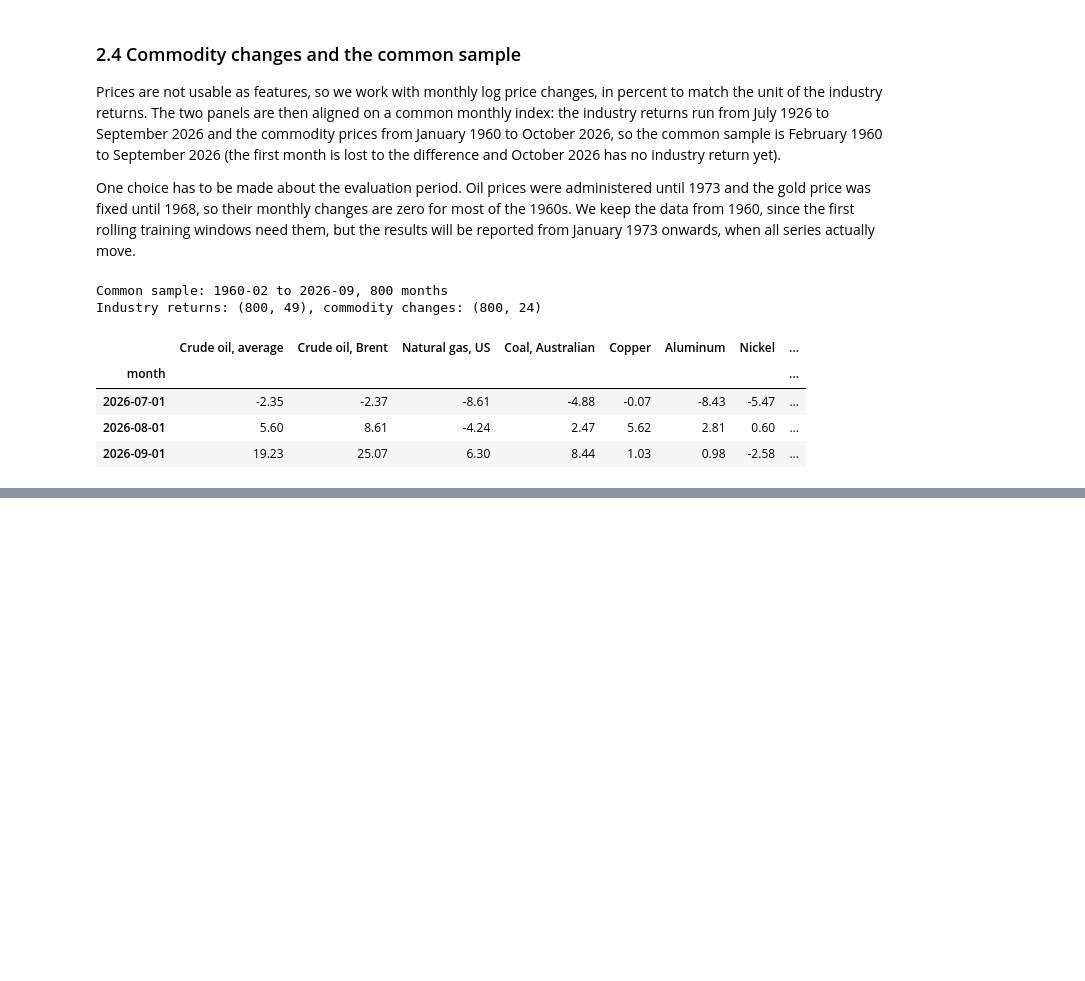
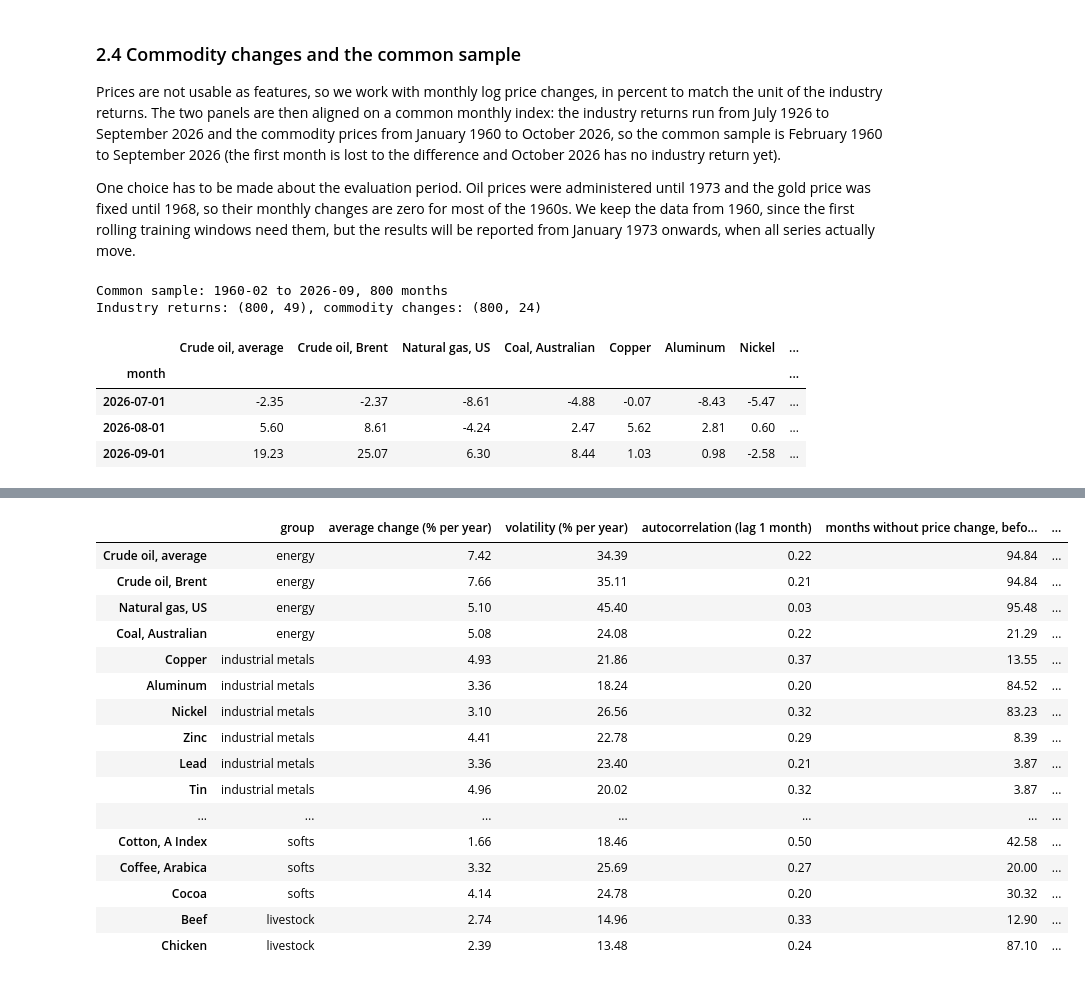
Before and after one commit to SelimLali/Machine_Learning_Trading, a Jupyter notebook: commodities_lead_industries.ipynb, the cells around one changed output, grey strips where cells are left out. Cells and saved outputs as stored; diff of their text form; code cells hidden in the pictures; blank space fills up the shorter version.

```diff
--- a/commodities_lead_industries.ipynb
+++ b/commodities_lead_industries.ipynb
@@ -254,0 +261,31 @@ Industry returns: (800, 49), commodity changes: (800, 24)
+# %%
+# Descriptive statistics of the monthly commodity changes since 1973
+since_1973 = commodity_changes.loc[EVALUATION_START:]
+
+commodity_stats = pd.DataFrame({
+    "group": commodity_group,
+    "mean change (% per year)": 12 * since_1973.mean(),
+    "volatility (% per year)": np.sqrt(12) * since_1973.std(),
+    "autocorrelation (lag 1 month)": since_1973.apply(lambda s: s.autocorr(1)),
+    "months without price change, before 1973 (%)": 100 * (commodity_changes.loc[:"1972"] == 0).mean(),
+    "months without price change, since 1973 (%)": 100 * (since_1973 == 0).mean(),
+})
+commodity_stats.round(2)
+# %% [output]
+|  | group | average change (% per year) | volatility (% per year) | autocorrelation (lag 1 month) | months without price change, befo... | ... |
+| Crude oil, average | energy | 7.42 | 34.39 | 0.22 | 94.84 | ... |
+| Crude oil, Brent | energy | 7.66 | 35.11 | 0.21 | 94.84 | ... |
+| Natural gas, US | energy | 5.10 | 45.40 | 0.03 | 95.48 | ... |
+| Coal, Australian | energy | 5.08 | 24.08 | 0.22 | 21.29 | ... |
+| Copper | industrial metals | 4.93 | 21.86 | 0.37 | 13.55 | ... |
+| Aluminum | industrial metals | 3.36 | 18.24 | 0.20 | 84.52 | ... |
+| Nickel | industrial metals | 3.10 | 26.56 | 0.32 | 83.23 | ... |
+| Zinc | industrial metals | 4.41 | 22.78 | 0.29 | 8.39 | ... |
+| Lead | industrial metals | 3.36 | 23.40 | 0.21 | 3.87 | ... |
+| Tin | industrial metals | 4.96 | 20.02 | 0.32 | 3.87 | ... |
+| ... | ... | ... | ... | ... | ... | ... |
+| Cotton, A Index | softs | 1.66 | 18.46 | 0.50 | 42.58 | ... |
+| Coffee, Arabica | softs | 3.32 | 25.69 | 0.27 | 20.00 | ... |
+| Cocoa | softs | 4.14 | 24.78 | 0.20 | 30.32 | ... |
+| Beef | livestock | 2.74 | 14.96 | 0.33 | 12.90 | ... |
+| Chicken | livestock | 2.39 | 13.48 | 0.24 | 87.10 | ... |
```
Also changed, not shown: parts of 6 cells of this notebook, 1 other file.
